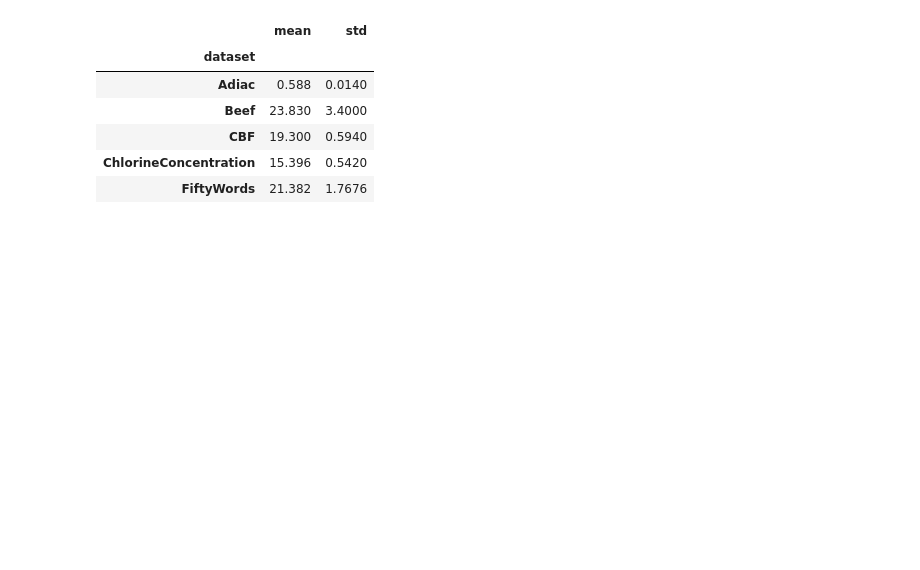
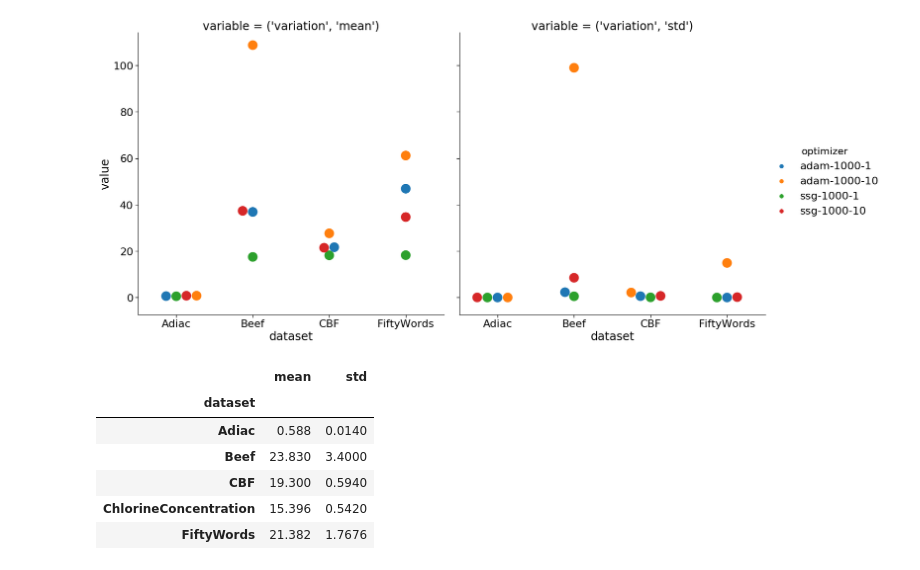
Before and after one commit to wuxmax/dtw-mean-optimization, a Jupyter notebook: explore_results.ipynb, the cells around one changed output. Saved outputs shown, nothing was run; the diff lists cells and outputs as text; code cells hidden in the pictures; blank space fills up the shorter version.

```diff
--- a/explore_results.ipynb
+++ b/explore_results.ipynb
@@ -54,0 +60,3 @@ df.groupby(['dataset', 'optimizer']).agg(['mean', 'std'])
+# %%
+df_variation = df_filtered.drop(columns=['runtime'])
+df_variation.groupby(['dataset', 'optimizer']).agg(['mean', 'std'])
@@ -54,0 +83,7 @@ df.groupby(['dataset', 'optimizer']).agg(['mean', 'std'])
+# %%
+df_plot = df_variation.groupby(['dataset', 'optimizer']).agg(['mean', 'std'])
+df_plot.columns = df_plot.columns.to_flat_index()
+df_plot.reset_index(inplace=True)
+
+df_plot = pd.melt(df_plot, id_vars=['dataset', 'optimizer'])
+display(df_plot)
@@ -55 +108,6 @@ df.groupby(['dataset', 'optimizer']).agg(['mean', 'std'])
+# %%
+with sns.plotting_context('notebook', font_scale=2):
+    sns.catplot(x='dataset', y='value', hue='optimizer', col='variable', data=df_plot, height=10, s=20, kind='swarm')
+# %% [output]
+[figure, added]
 # %%
```
Also changed, not shown: parts of 10 cells of this notebook, 2 other files.
